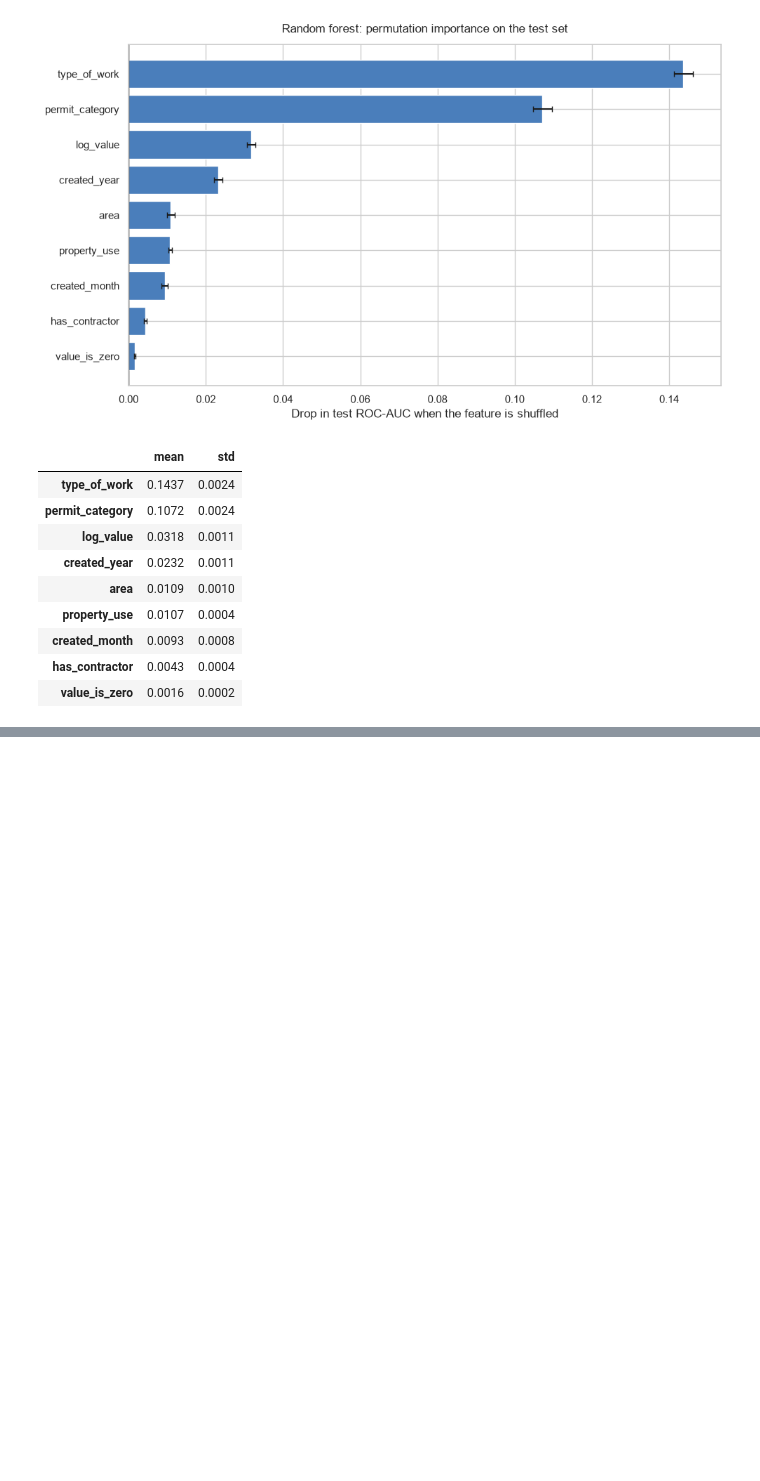
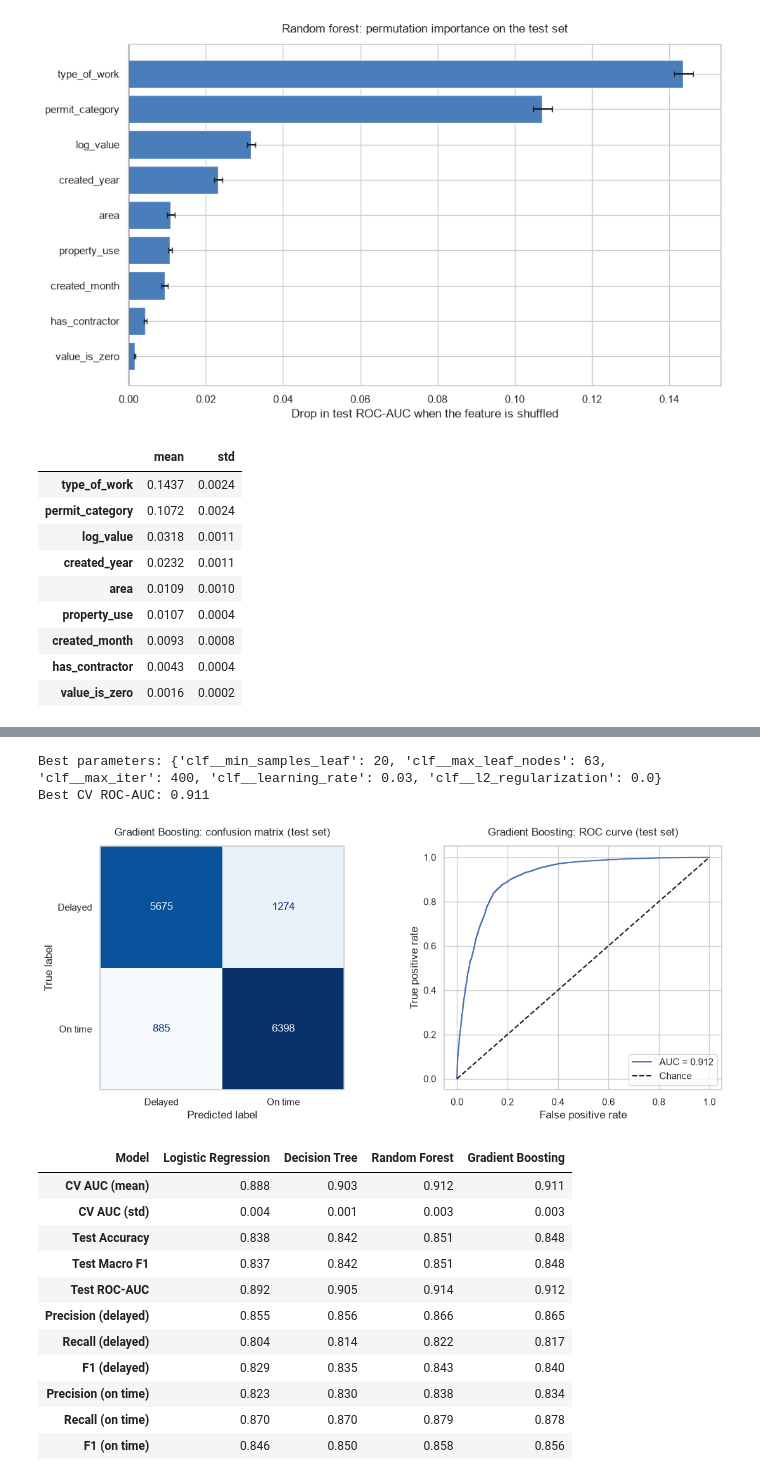
Before and after one commit to manbirsingh26/vancouver_permit_delays, a Jupyter notebook: code/03_models.ipynb, the cells around one changed output, grey strips where cells are left out. Cells and saved outputs as stored; diff of their text form; code cells hidden in the pictures; blank space fills up the shorter version.

Commit message:
"Implemented Gradient Boosting model and evaluated its performance. Added visualizations for model evaluation and feature importance comparison with Random Forest."

```diff
--- a/code/03_models.ipynb
+++ b/code/03_models.ipynb
@@ -400,0 +407,51 @@ perm_df.sort_values("mean", ascending=False).round(4)
+# %%
+# Preprocessing and tuning
+from sklearn.ensemble import HistGradientBoostingClassifier
+from sklearn.preprocessing import OrdinalEncoder
+
+# Categories -> integer codes; numeric columns pass through unchanged
+preprocess_gb = ColumnTransformer([
+    ("cat", OrdinalEncoder(handle_unknown="use_encoded_value", unknown_value=np.nan), CAT_FEATURES),
+    ("num", "passthrough", NUM_FEATURES),
+])
+
+gb_dist = {
+    "clf__learning_rate": [0.03, 0.05, 0.1],
+    "clf__max_iter": [200, 400, 800],
+    "clf__max_leaf_nodes": [15, 31, 63],
+    "clf__min_samples_leaf": [20, 50, 100],
+    "clf__l2_regularization": [0.0, 1.0],
+}
+gb_search = RandomizedSearchCV(
+    Pipeline([("prep", preprocess_gb),
+              ("clf", HistGradientBoostingClassifier(categorical_features=[0, 1, 2, 3],
+                                                     early_stopping=False, random_state=SEED))]),
+    gb_dist, n_iter=15, cv=cv, scoring="roc_auc", random_state=SEED, n_jobs=1,
+)
+gb_search.fit(X_train, y_train)
+
+print("Best parameters:", gb_search.best_params_)
+print("Best CV ROC-AUC:", round(gb_search.best_score_, 3))
+# %% [output]
+Best parameters: {'clf__min_samples_leaf': 20, 'clf__max_leaf_nodes': 63, 'clf__max_iter': 400, 'clf__learning_rate': 0.03, 'clf__l2_regularization': 0.0}
+Best CV ROC-AUC: 0.911
+# %%
+# Evaluating the gradient boosting model
+best_gb = evaluate_model("Gradient Boosting", gb_search.best_estimator_)
+
+results_df = pd.DataFrame(results).drop_duplicates(subset="Model", keep="last").set_index("Model").round(3)
+results_df.T
+# %% [output]
+[figure, added]
+| Model | Logistic Regression | Decision Tree | Random Forest | Gradient Boosting |
+| CV AUC (mean) | 0.888 | 0.903 | 0.912 | 0.911 |
+| CV AUC (std) | 0.004 | 0.001 | 0.003 | 0.003 |
+| Test Accuracy | 0.838 | 0.842 | 0.851 | 0.848 |
+| Test Macro F1 | 0.837 | 0.842 | 0.851 | 0.848 |
+| Test ROC-AUC | 0.892 | 0.905 | 0.914 | 0.912 |
+| Precision (delayed) | 0.855 | 0.856 | 0.866 | 0.865 |
+| Recall (delayed) | 0.804 | 0.814 | 0.822 | 0.817 |
+| F1 (delayed) | 0.829 | 0.835 | 0.843 | 0.840 |
+| Precision (on time) | 0.823 | 0.830 | 0.838 | 0.834 |
+| Recall (on time) | 0.870 | 0.870 | 0.879 | 0.878 |
+| F1 (on time) | 0.846 | 0.850 | 0.858 | 0.856 |
```
Also changed, not shown: parts of 5 cells of this notebook, 2 other files.
